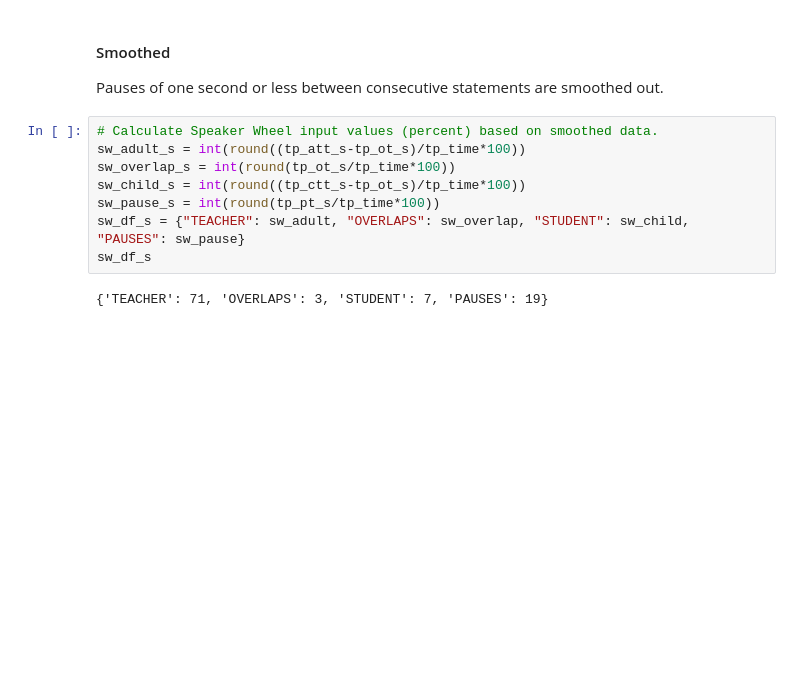
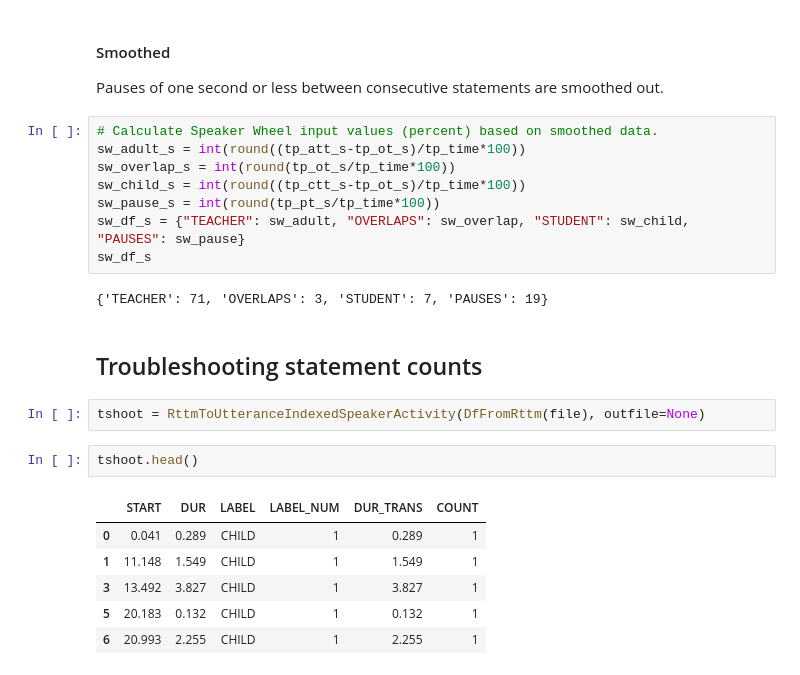
Before and after one commit to raybuhr/teacherprints, a Jupyter notebook: millisecond_index_with_analysis.ipynb, the cells around one changed output. Saved outputs shown, nothing was run; the diff lists cells and outputs as text; blank space fills up the shorter version.

Commit message:
With some of Tim's troubleshooting exploration

```diff
--- a/millisecond_index_with_analysis.ipynb
+++ b/millisecond_index_with_analysis.ipynb
@@ -762,3 +781,16 @@ sw_df_s = {"TEACHER": sw_adult, "OVERLAPS": sw_overlap, "STUDENT": sw_child, "PA
 sw_df_s
 # %% [output]
 {'TEACHER': 71, 'OVERLAPS': 3, 'STUDENT': 7, 'PAUSES': 19}
+# %% [markdown]
+## Troubleshooting statement counts
+# %%
+tshoot = RttmToUtteranceIndexedSpeakerActivity(DfFromRttm(file), outfile=None)
+# %%
+tshoot.head()
+# %% [output]
+|  | START | DUR | LABEL | LABEL_NUM | DUR_TRANS | COUNT |
+| 0 | 0.041 | 0.289 | CHILD | 1 | 0.289 | 1 |
+| 1 | 11.148 | 1.549 | CHILD | 1 | 1.549 | 1 |
+| 3 | 13.492 | 3.827 | CHILD | 1 | 3.827 | 1 |
+| 5 | 20.183 | 0.132 | CHILD | 1 | 0.132 | 1 |
+| 6 | 20.993 | 2.255 | CHILD | 1 | 2.255 | 1 |
```
Also changed, not shown: parts of 17 cells of this notebook.
